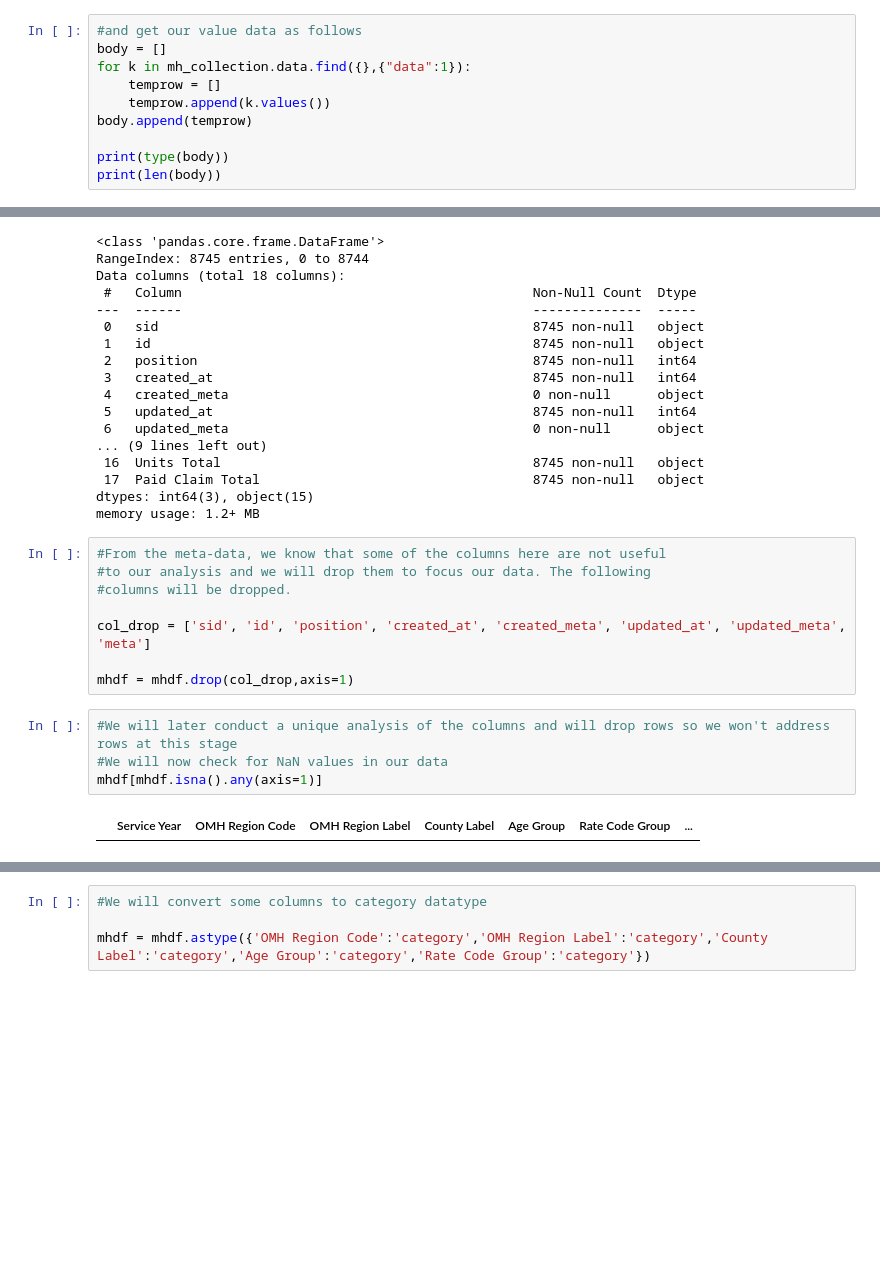
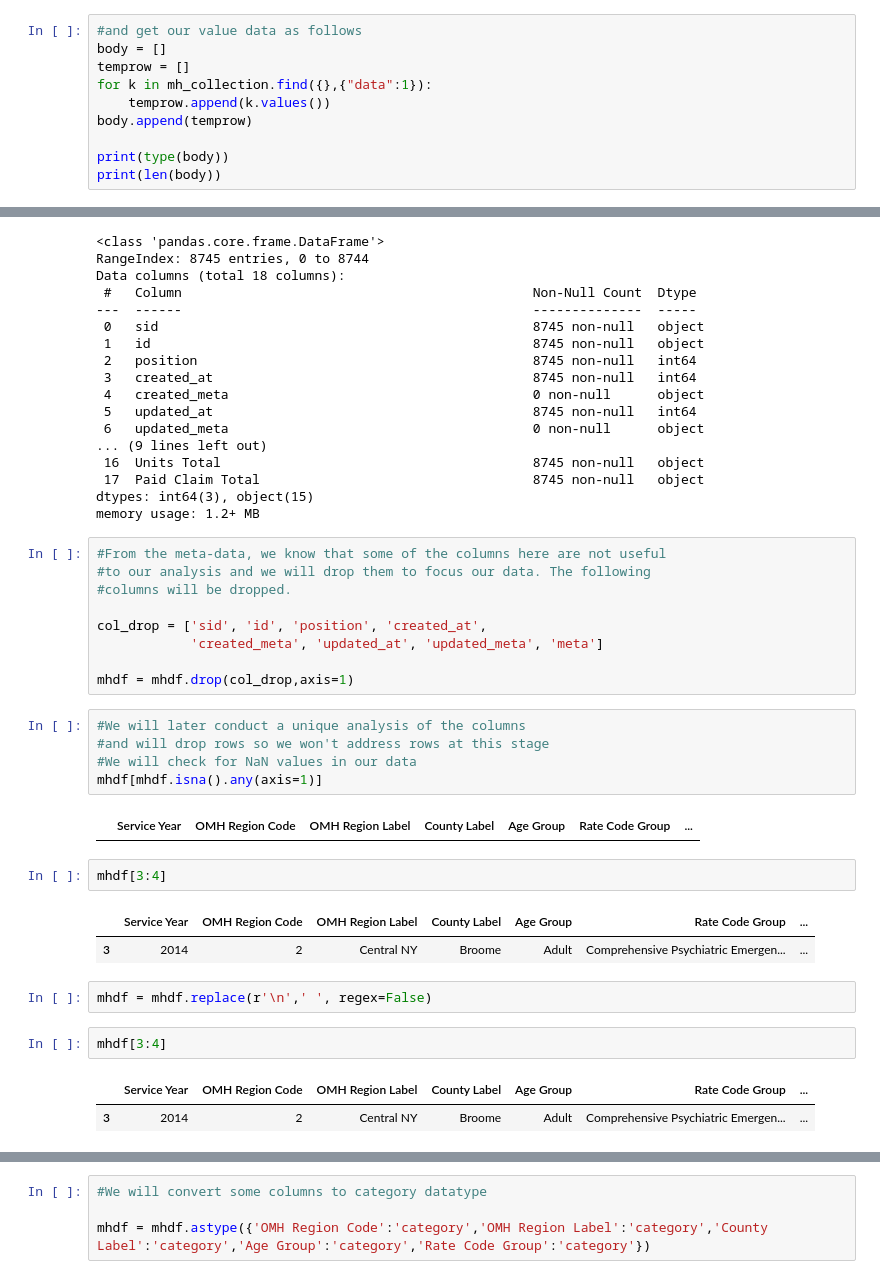
Before and after one commit to ayo-nci/DAPGroupM, a Jupyter notebook: DAP _project x20103689 Group M.ipynb, the cells around one changed output, grey strips where cells are left out. Drawn from its saved outputs; the diff is of its cells as text; blank space fills up the shorter version.

```diff
--- a/DAP _project x20103689 Group M.ipynb
+++ b/DAP _project x20103689 Group M.ipynb
@@ -52,8 +55,8 @@ print(headers)
 # %%
 #and get our value data as follows
 body = []
-for k in mh_collection.data.find({},{"data":1}):
-    temprow = []
+temprow = []
+for k in mh_collection.find({},{"data":1}):
     temprow.append(k.values())
 body.append(temprow)
 
@@ -147,15 +151,29 @@ memory usage: 1.2+ MB
 #to our analysis and we will drop them to focus our data. The following
 #columns will be dropped.
 
-col_drop = ['sid', 'id', 'position', 'created_at', 'created_meta', 'updated_at', 'updated_meta', 'meta']
+col_drop = ['sid', 'id', 'position', 'created_at',
+            'created_meta', 'updated_at', 'updated_meta', 'meta']
 
 mhdf = mhdf.drop(col_drop,axis=1)
 # %%
-#We will later conduct a unique analysis of the columns and will drop rows so we won't address rows at this stage
-#We will now check for NaN values in our data
+#We will later conduct a unique analysis of the columns
+#and will drop rows so we won't address rows at this stage
+#We will check for NaN values in our data
 mhdf[mhdf.isna().any(axis=1)]
 # %% [output]
 |  | Service Year | OMH Region Code | OMH Region Label | County Label | Age Group | Rate Code Group | ... |
+# %%
+mhdf[3:4]
+# %% [output]
+|  | Service Year | OMH Region Code | OMH Region Label | County Label | Age Group | Rate Code Group | ... |
+| 3 | 2014 | 2 | Central NY | Broome | Adult | Comprehensive Psychiatric Emergen... | ... |
+# %%
+mhdf = mhdf.replace(r'\n',' ', regex=False)
+# %%
+mhdf[3:4]
+# %% [output]
+|  | Service Year | OMH Region Code | OMH Region Label | County Label | Age Group | Rate Code Group | ... |
+| 3 | 2014 | 2 | Central NY | Broome | Adult | Comprehensive Psychiatric Emergen... | ... |
 # %%
 #Our data does not have missing values
 
```
Also changed, not shown: parts of 15 cells of this notebook.
